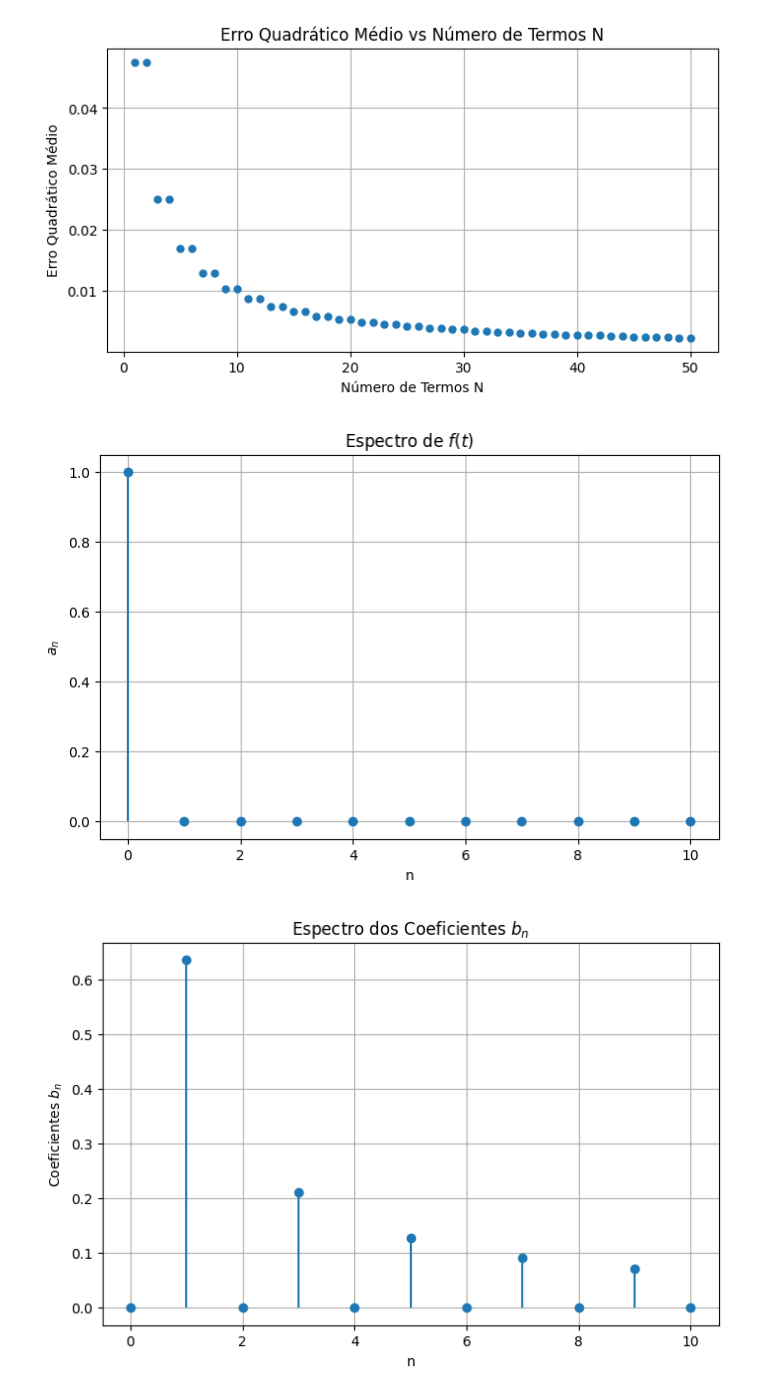
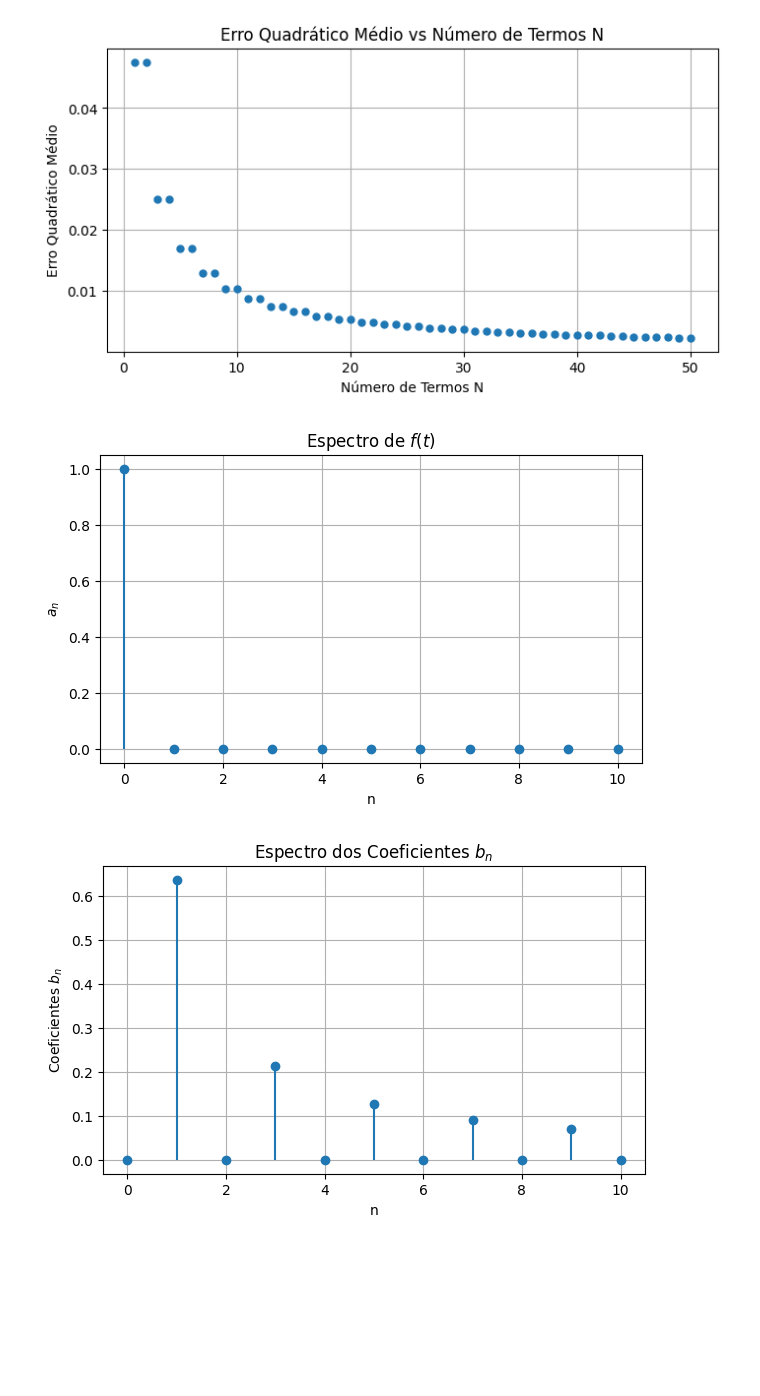
Before and after one commit to fernandodeeke/curso_python, a Jupyter notebook: fourier1.ipynb, the cells around one changed output. Cells and saved outputs as stored; diff of their text form; code cells hidden in the pictures; blank space fills up the shorter version.

```diff
--- a/fourier1.ipynb
+++ b/fourier1.ipynb
@@ -151,27 +149,27 @@ a0, an, bn = fourier_coefficients(square_wave, N_max, T)
 # %%
 # Plotando o espectro dos coeficientes an
 N_max = 10
 a0, an, bn = fourier_coefficients(square_wave, N_max, T)
 n_values = np.arange(0, N_max+1)
 an_all = np.concatenate(([a0], an))
 bn_all = np.concatenate(([0], bn))
 
-plt.figure(figsize=(8, 5))
+plt.figure(figsize=(7, 4))
 plt.stem(n_values, an_all, basefmt=" ")
 plt.title('Espectro de $f(t)$')
 plt.xlabel('n')
 plt.ylabel('$a_n$')
 plt.grid(True)
 plt.show()
 
 # Plotando o espectro dos coeficientes bn
-plt.figure(figsize=(8, 5))
+plt.figure(figsize=(7, 4))
 plt.stem(n_values, bn_all, basefmt=" ")
 plt.title('Espectro dos Coeficientes $b_n$')
 plt.xlabel('n')
 plt.ylabel('Coeficientes $b_n$')
 plt.grid(True)
 plt.show()
 # %% [output]
-[figure, old version]
+[figure, new version]
-[figure, old version]
+[figure, new version]
```
Also changed, not shown: parts of 3 cells of this notebook.
